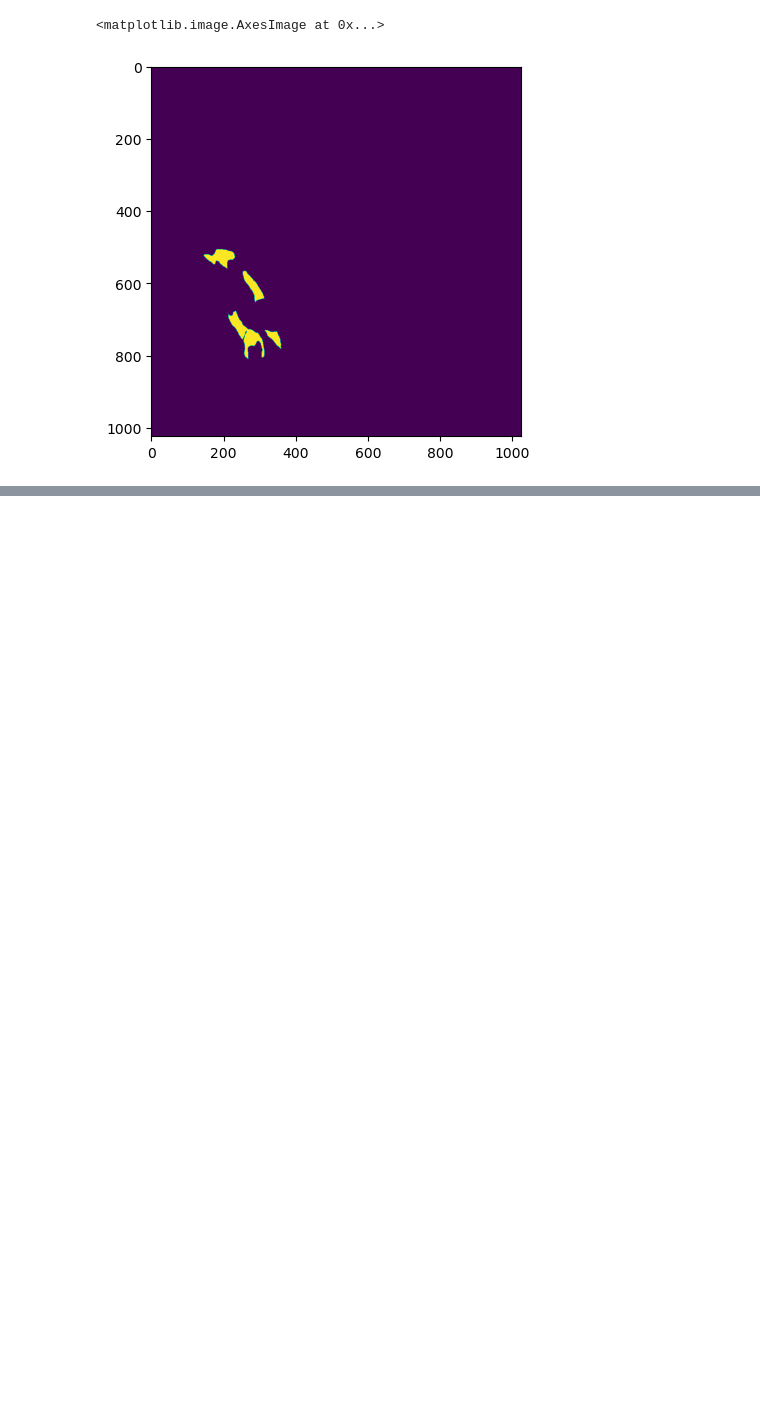
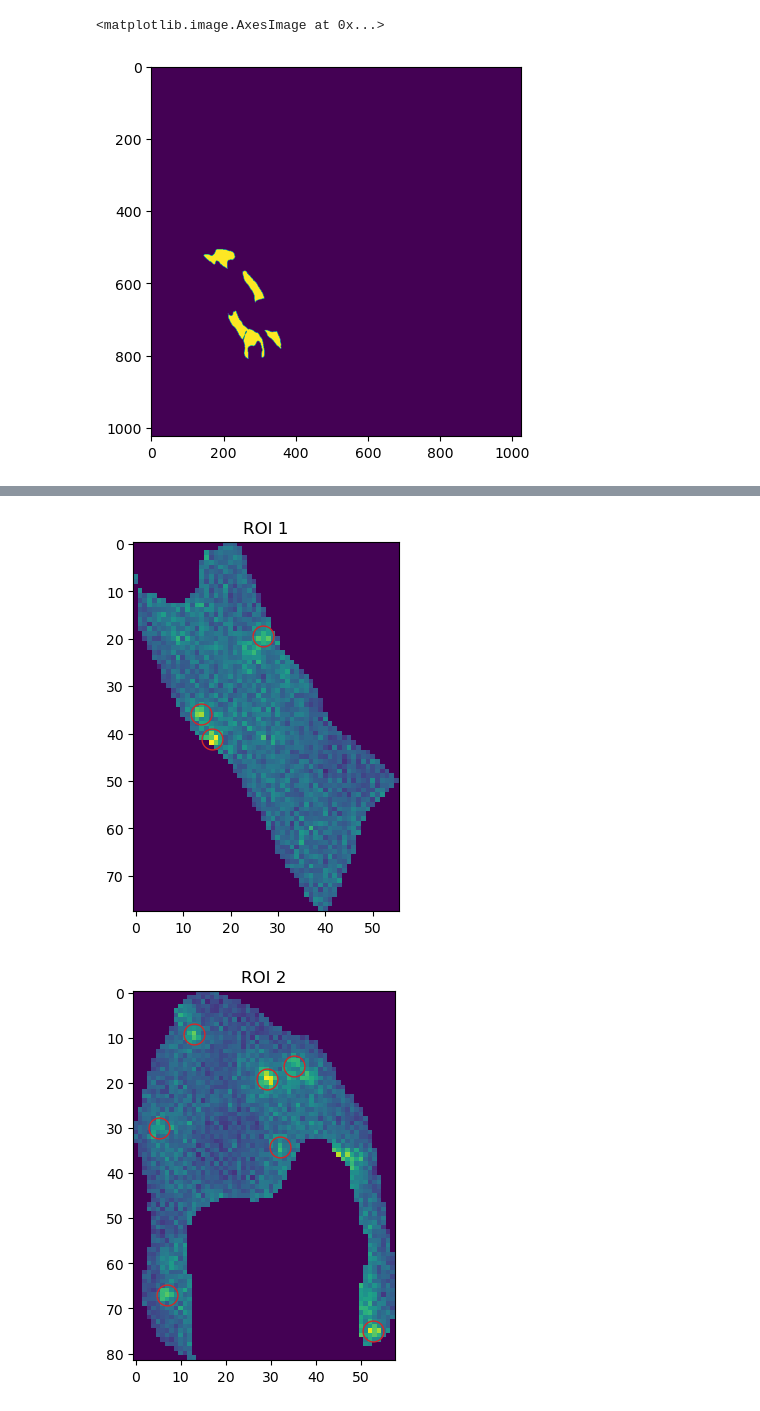
Before and after one commit to fmi-basel/singlemolecule-tracking, a Jupyter notebook: runs/2023-05-30_develop_spot-detection/spot_detection.ipynb, the cells around one changed output, grey strips where cells are left out. Saved outputs shown, nothing was run; the diff lists cells and outputs as text; code cells hidden in the pictures; blank space fills up the shorter version.

```diff
--- a/runs/2023-05-30_develop_spot-detection/spot_detection.ipynb
+++ b/runs/2023-05-30_develop_spot-detection/spot_detection.ipynb
@@ -46,0 +102,18 @@ plt.imshow(spots * (mask[700:800, 200:300] > 0), cmap=spot_cmap)
+# %%
+features = regionprops(mask)
+# %%
+# Overlay subpixel localized spots on raw image frame.
+marker_style = dict(color='tab:red', linestyle=':', marker='o',
+                    markersize=15, markerfacecoloralt='tab:red')
+
+for prop in features:
+    box = prop.bbox
+    plt.imshow((raw_img[frame] * (mask == prop.label))[box[0]:box[2], box[1]:box[3]])
+    for y, x in subpix_spots[prop.label]:
+        plt.plot(x - box[1], y- box[0], fillstyle='none', **marker_style)
+
+    plt.title(f'ROI {prop.label}')
+    plt.show()
+# %% [output]
+[figure, added]
+[figure, added]
```
Also changed, not shown: parts of 13 cells of this notebook, 1 other file.
